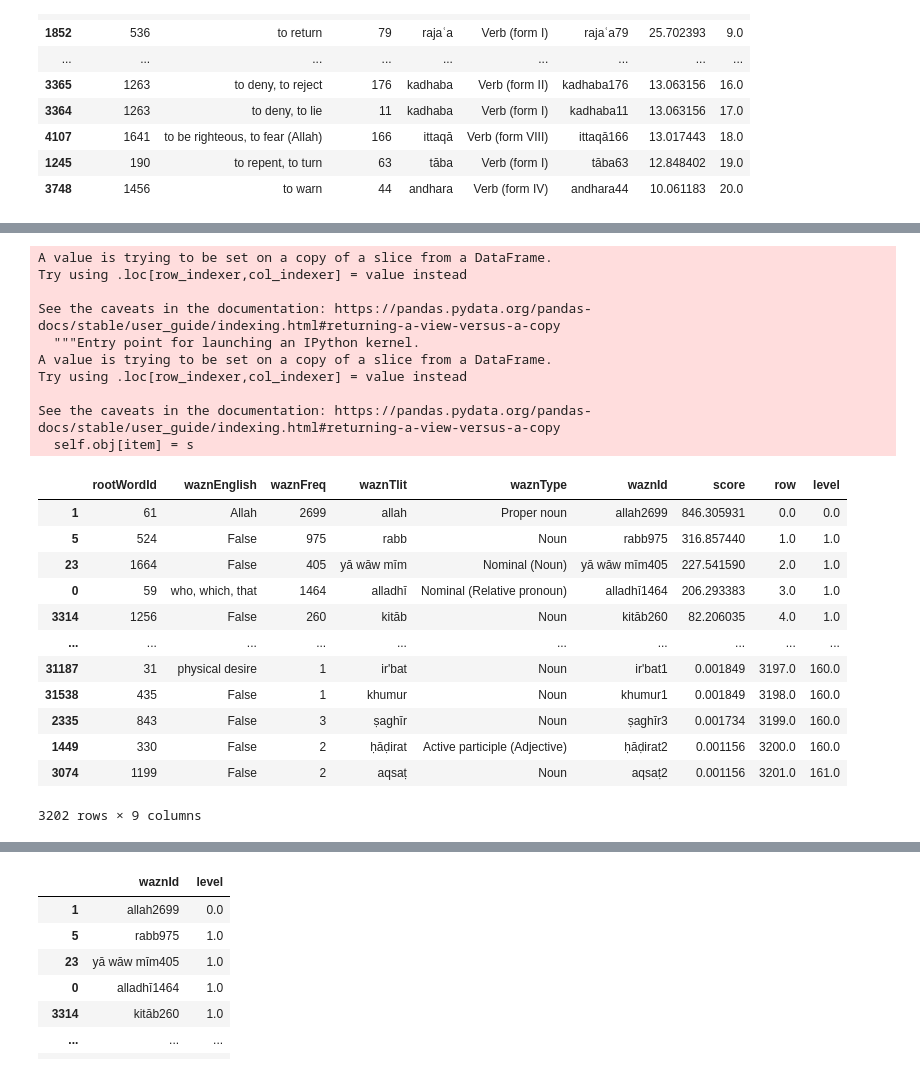
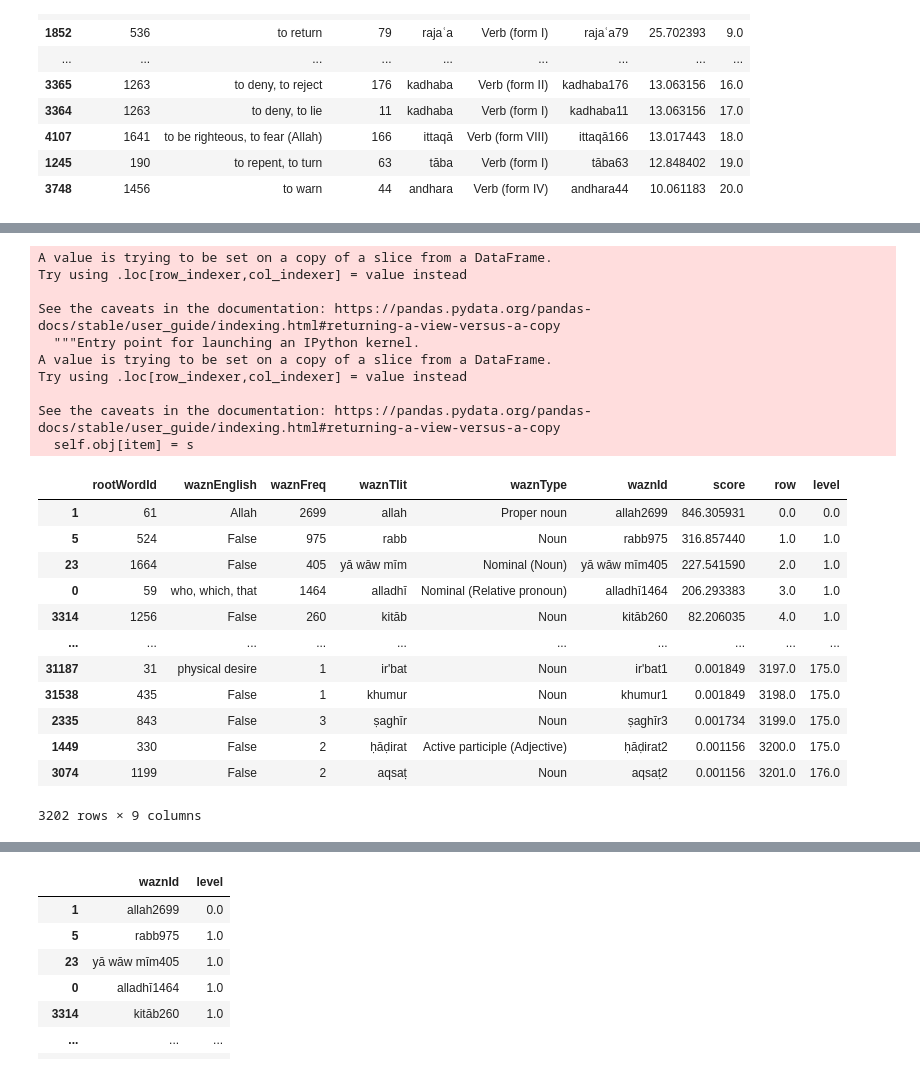
Before and after one commit to sayemmh/project-zayd-api, a Jupyter notebook: wazn_levels-Copy1.ipynb, the cells around one changed output, grey strips where cells are left out. Cells and saved outputs as stored; diff of their text form; code cells hidden in the pictures.

```diff
--- a/wazn_levels-Copy1.ipynb
+++ b/wazn_levels-Copy1.ipynb
@@ -213,33 +215,35 @@ verb_df.head(21)
 # %%
 other_df['level'] = 0
-other_df.iloc[:140,8] = (np.ceil(other_df['row'] / 7) * 7) / 7
-other_df.iloc[:140,8] = other_df.iloc[:140,8].astype(int)
-other_df.iloc[140:,8] = (np.ceil(other_df['row'] / 20) * 20) / 20
-other_df.iloc[140:,8] = other_df.iloc[140:,8].astype(int)
+other_df.iloc[:20,8] = (np.ceil(other_df['row'] / 4) * 4) / 4
+other_df.iloc[:20,8] = other_df.iloc[:20,8].astype(int)
+other_df.iloc[20:141,8] = (np.ceil(other_df['row'] / 7 + 2) * 7) / 7
+other_df.iloc[20:141,8] = other_df.iloc[20:141,8].astype(int)
+other_df.iloc[141:,8] = (np.ceil(other_df['row'] / 20 + 15) * 20) / 20
+other_df.iloc[141:,8] = other_df.iloc[141:,8].astype(int)
 other_df
 # %% [output]
 A value is trying to be set on a copy of a slice from a DataFrame.
 Try using .loc[row_indexer,col_indexer] = value instead
 
 See the caveats in the documentation: https://pandas.pydata.org/pandas-docs/stable/user_guide/indexing.html#returning-a-view-versus-a-copy
   """Entry point for launching an IPython kernel.
 A value is trying to be set on a copy of a slice from a DataFrame.
 Try using .loc[row_indexer,col_indexer] = value instead
 
 See the caveats in the documentation: https://pandas.pydata.org/pandas-docs/stable/user_guide/indexing.html#returning-a-view-versus-a-copy
   self.obj[item] = s
 |  | rootWordId | waznEnglish | waznFreq | waznTlit | waznType | waznId | score | row | level |
 | 1 | 61 | Allah | 2699 | allah | Proper noun | allah2699 | 846.305931 | 0.0 | 0.0 |
 | 5 | 524 | False | 975 | rabb | Noun | rabb975 | 316.857440 | 1.0 | 1.0 |
 | 23 | 1664 | False | 405 | yā wāw mīm | Nominal (Noun) | yā wāw mīm405 | 227.541590 | 2.0 | 1.0 |
 | 0 | 59 | who, which, that | 1464 | alladhī | Nominal (Relative pronoun) | alladhī1464 | 206.293383 | 3.0 | 1.0 |
 | 3314 | 1256 | False | 260 | kitāb | Noun | kitāb260 | 82.206035 | 4.0 | 1.0 |
 | ... | ... | ... | ... | ... | ... | ... | ... | ... | ... |
-| 31187 | 31 | physical desire | 1 | ir'bat | Noun | ir'bat1 | 0.001849 | 3197.0 | 160.0 |
-| 31538 | 435 | False | 1 | khumur | Noun | khumur1 | 0.001849 | 3198.0 | 160.0 |
-| 2335 | 843 | False | 3 | ṣaghīr | Noun | ṣaghīr3 | 0.001734 | 3199.0 | 160.0 |
-| 1449 | 330 | False | 2 | ḥāḍirat | Active participle (Adjective) | ḥāḍirat2 | 0.001156 | 3200.0 | 160.0 |
-| 3074 | 1199 | False | 2 | aqsaṭ | Noun | aqsaṭ2 | 0.001156 | 3201.0 | 161.0 |
+| 31187 | 31 | physical desire | 1 | ir'bat | Noun | ir'bat1 | 0.001849 | 3197.0 | 175.0 |
+| 31538 | 435 | False | 1 | khumur | Noun | khumur1 | 0.001849 | 3198.0 | 175.0 |
+| 2335 | 843 | False | 3 | ṣaghīr | Noun | ṣaghīr3 | 0.001734 | 3199.0 | 175.0 |
+| 1449 | 330 | False | 2 | ḥāḍirat | Active participle (Adjective) | ḥāḍirat2 | 0.001156 | 3200.0 | 175.0 |
+| 3074 | 1199 | False | 2 | aqsaṭ | Noun | aqsaṭ2 | 0.001156 | 3201.0 | 176.0 |
 3202 rows × 9 columns
 # %%
 verb_levels=verb_df[['waznId', 'level']].copy(deep=True)
```
Also changed, not shown: parts of 7 cells of this notebook.
